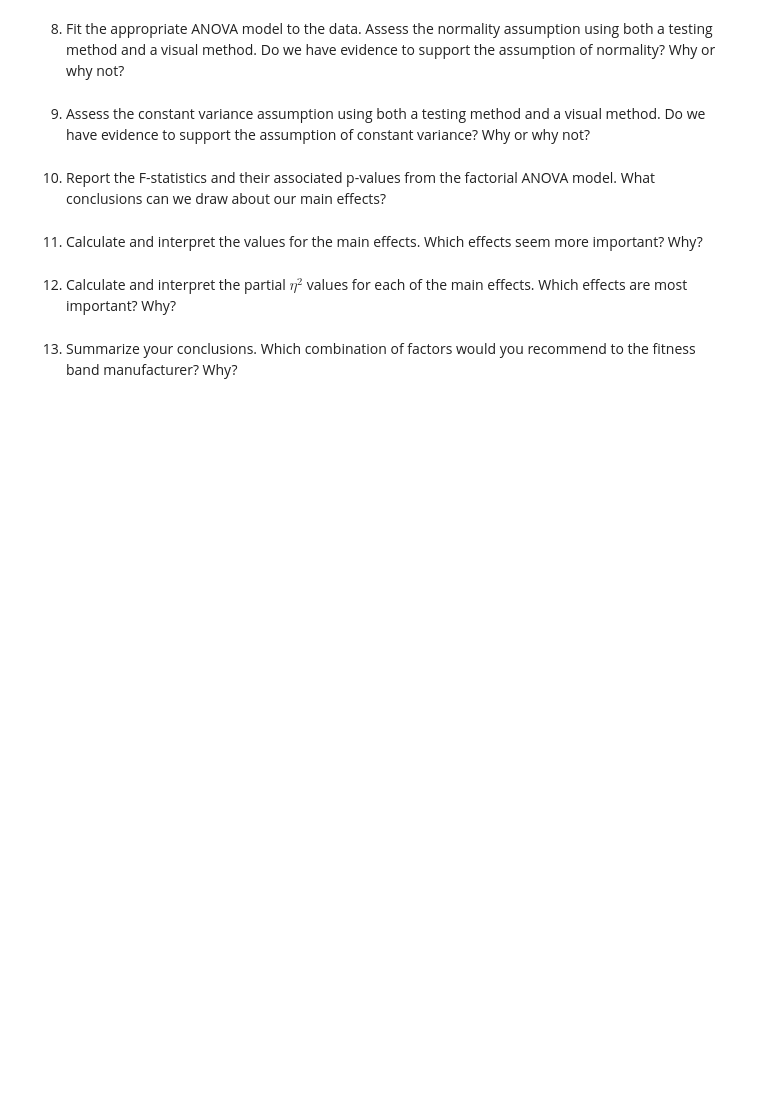
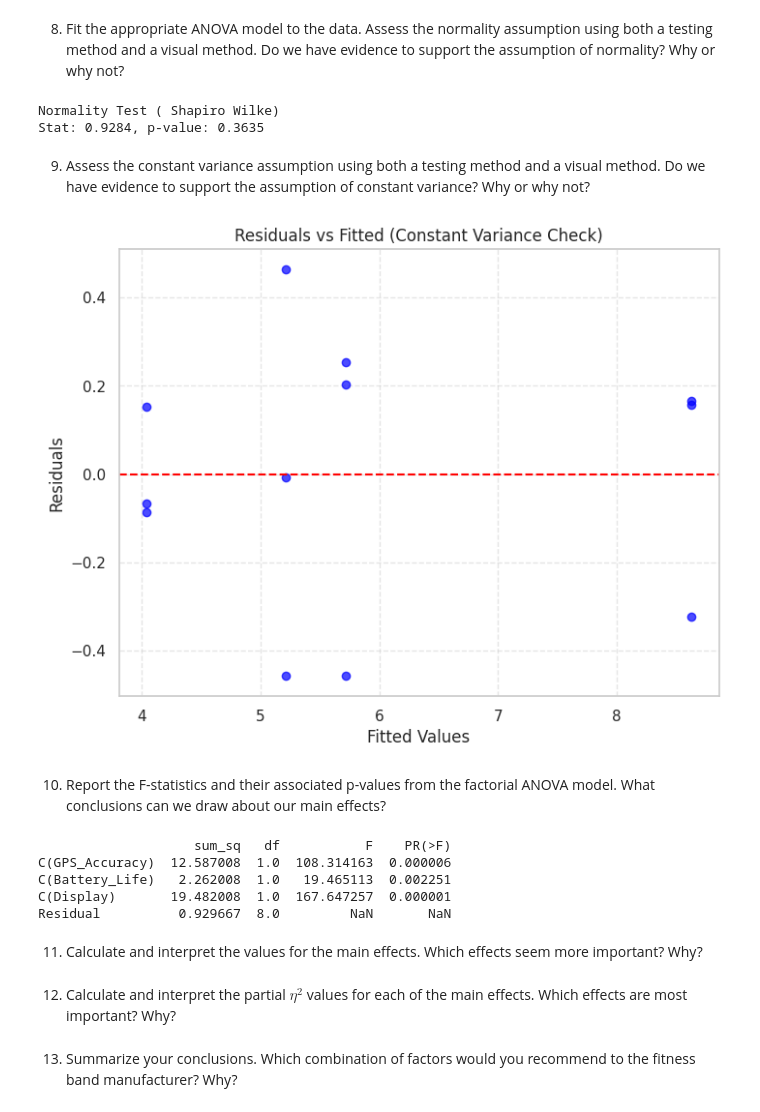
Before and after one commit to Cipher212/STAT-7220-Applied-Experimental-Design, a Jupyter notebook: Assignments/HW3/STAT-7220-HW3.ipynb, the cells around one changed output. Cells and saved outputs as stored; diff of their text form; code cells hidden in the pictures; blank space fills up the shorter version.

```diff
--- a/Assignments/HW3/STAT-7220-HW3.ipynb
+++ b/Assignments/HW3/STAT-7220-HW3.ipynb
@@ -379,15 +489,58 @@ For this case it would be preferred as it reduces the number of athletes which w
 8.  Fit the appropriate ANOVA model to the data. Assess the normality assumption using both a testing method and a visual method. Do we have evidence to support the assumption of normality? Why or why not?
 # %%
 ## Question 8 Code ##
+from scipy.stats import levene, shapiro
+
+model = ols('Satisfaction ~ C(GPS_Accuracy) + C(Battery_Life) + C(Display)', data=df).fit()
+anova_table = sm.stats.anova_lm(model, typ=2)
+
+residuals = model.resid
+
+# Shapiro-Wilk test
+
+shapiro_stat, shapiro_p = stats.shapiro(residuals)
+print(f"Normality Test ( Shapiro Wilke)")
+print(f"Stat: {shapiro_stat:.4f}, p-value: {shapiro_p:.4f}\n")
+
+# qqplot
+plt.figure(figsize=(6, 6))
+stats.probplot(residuals, dist="norm", plot=plt)
+plt.title('Normal Q-Q Plot of Residuals')
+plt.savefig('qq_plot.png')
+plt.close()
+# %% [output]
+Normality Test ( Shapiro Wilke)
+Stat: 0.9284, p-value: 0.3635
 # %% [markdown]
 
 9.  Assess the constant variance assumption using both a testing method and a visual method. Do we have evidence to support the assumption of constant variance? Why or why not?
 # %%
 ## Question 9 Code ##
+
+# residuals vs fitted plot
+plt.figure(figsize=(8, 6))
+plt.scatter(fitted, residuals, color='blue', alpha=0.7)
+plt.axhline(0, color='red', linestyle='--')
+plt.xlabel('Fitted Values')
+plt.ylabel('Residuals')
+plt.title('Residuals vs Fitted (Constant Variance Check)')
+plt.grid(True, linestyle='--', alpha=0.5)
+plt.savefig('residuals_fitted_plot.png')
+plt.show()
+# %% [output]
+[figure, added]
 # %% [markdown]
 10. Report the F-statistics and their associated p-values from the factorial ANOVA model. What conclusions can we draw about our main effects?
 # %%
 ## Question 10 Code ##
+
+print(anova_table)
+# %% [output]
+                    sum_sq   df           F    PR(>F)
+C(GPS_Accuracy)  12.587008  1.0  108.314163  0.000006
+C(Battery_Life)   2.262008  1.0   19.465113  0.002251
+C(Display)       19.482008  1.0  167.647257  0.000001
+Residual          0.929667  8.0         NaN       NaN
 # %% [markdown]
 11. Calculate and interpret the values for the main effects. Which effects seem more important? Why?
 # %%
```
Also changed, not shown: parts of 4 cells of this notebook.
